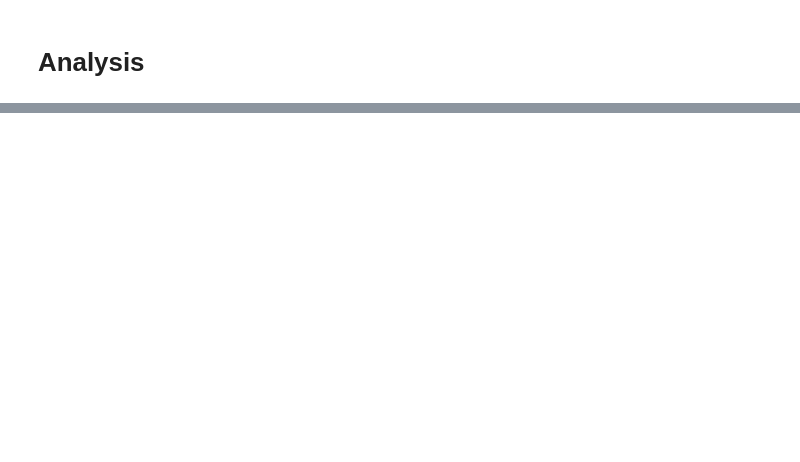
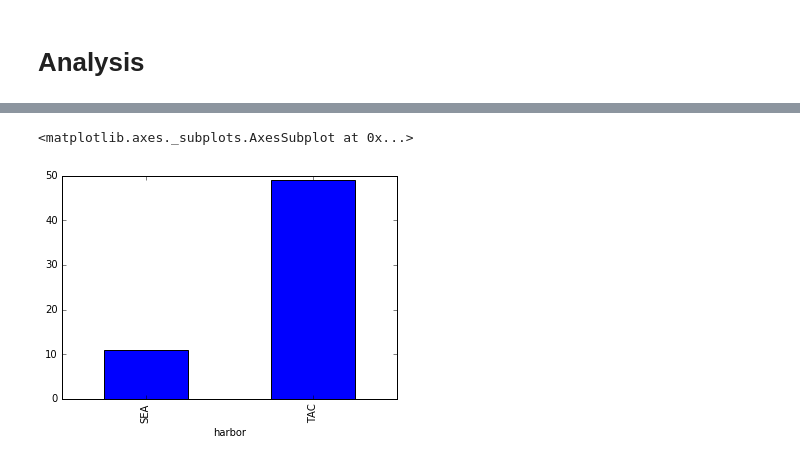
Before and after one commit to bricegnichols/bridge-stat, a Jupyter notebook: ship_data.ipynb, the cells around one changed output, grey strips where cells are left out. Saved outputs shown, nothing was run; the diff lists cells and outputs as text; code cells hidden in the pictures; blank space fills up the shorter version.

```diff
--- a/ship_data.ipynb
+++ b/ship_data.ipynb
@@ -126,0 +117,15 @@ pd.merge(schedule_df, vessel_df,on='vessel')
+# %%
+# Join ship data to the schedule
+df = pd.merge(schedule_df, vessel_df,on='vessel')
+
+# Convert the ETA/ETD data to datetime objects
+for col in ['eta','etd']:
+    df[col] = pd.to_datetime(df[col])
+
+    for timefield in ['year','month','day','hour','minute']:
+        df[col+'_'+timefield] = [getattr(x,timefield) for x in df[col]]
+# %%
+df.groupby('harbor').count()['vessel'].plot(kind='bar')
+# %% [output]
+<matplotlib.axes._subplots.AxesSubplot at 0x...>
+[figure, added]
```
Also changed, not shown: parts of 17 cells of this notebook, 1 other file.
